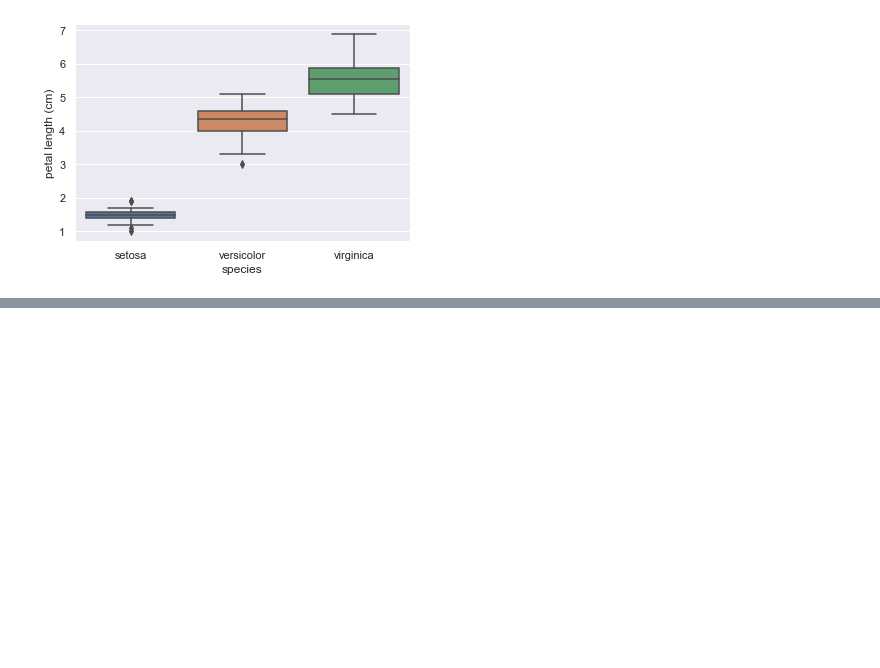
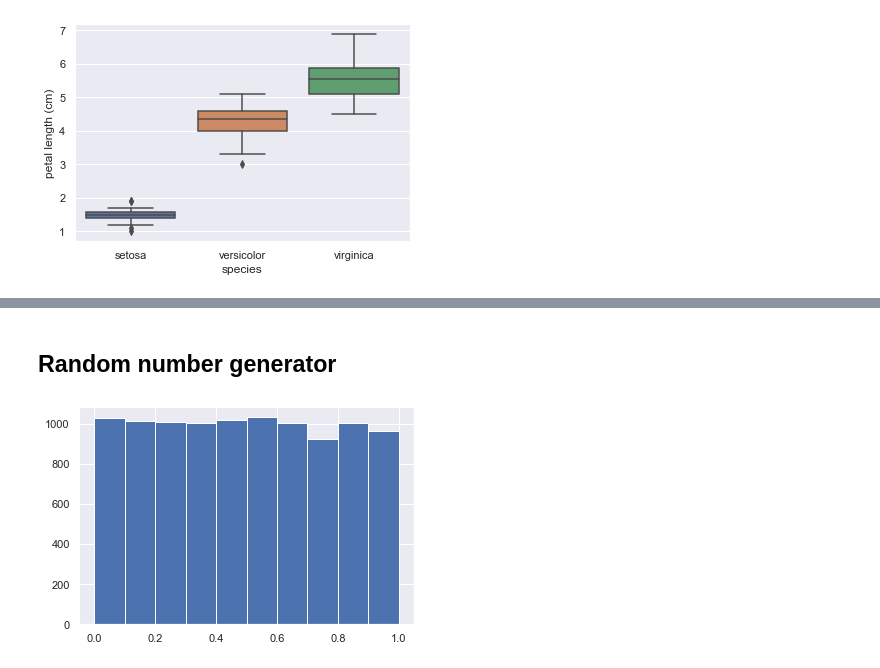
Before and after one commit to AilingLiu/Inferential_Statistics, a Jupyter notebook: Statistical_Thinking_PartI.ipynb, the cells around one changed output, grey strips where cells are left out. Saved outputs shown, nothing was run; the diff lists cells and outputs as text; code cells hidden in the pictures; blank space fills up the shorter version.

```diff
--- a/Statistical_Thinking_PartI.ipynb
+++ b/Statistical_Thinking_PartI.ipynb
@@ -118,0 +156,14 @@ plt.ylabel('petal length (cm)');
+# %% [markdown]
+## Random number generator
+# %%
+np.random.seed(42)
+n=10000
+
+random_numbers = np.empty(n)
+for i in range(n):
+    random_numbers[i]=np.random.random()
+
+sns.set()
+plt.hist(random_numbers);
+# %% [output]
+[figure, added]
```
Also changed, not shown: parts of 17 cells of this notebook.
